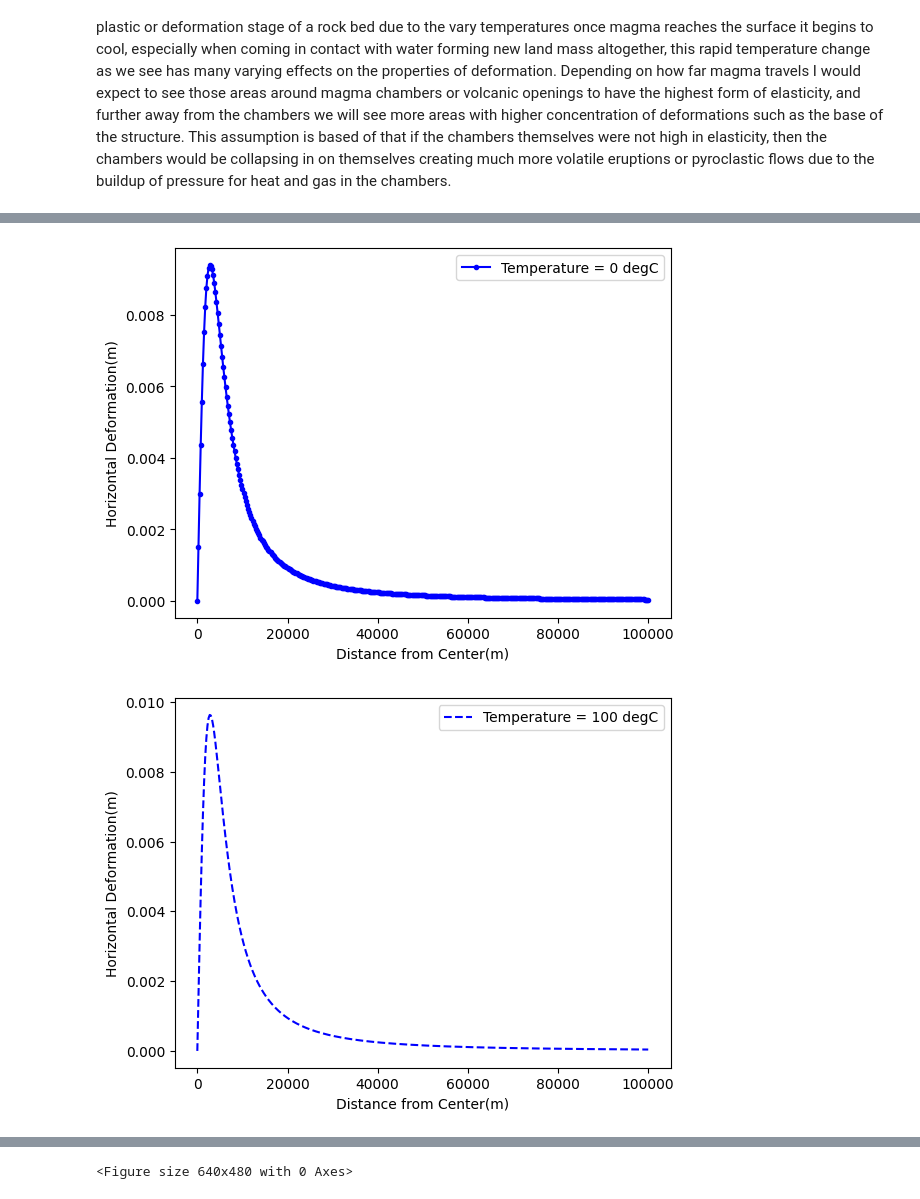
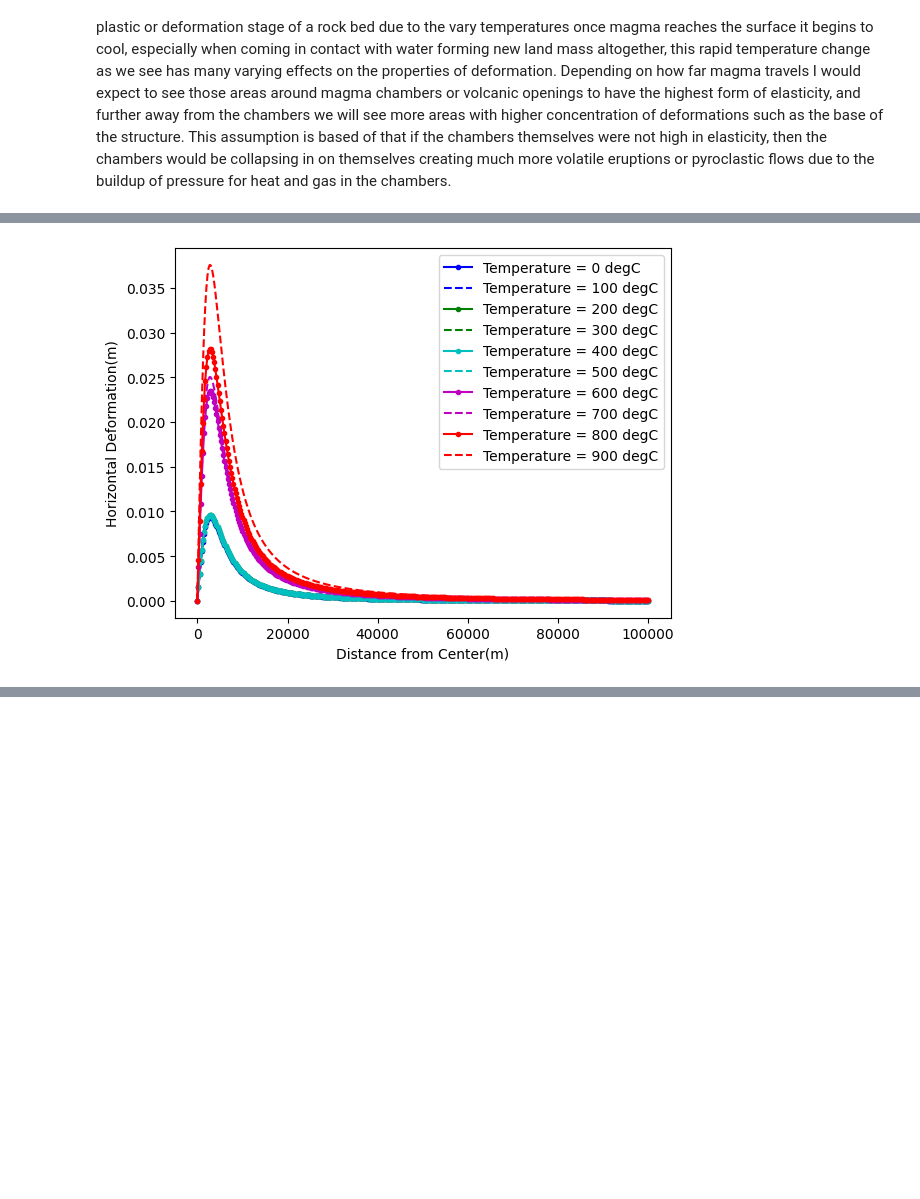
Before and after one commit to seanb7/GEOL-450, a Jupyter notebook: (Mogi(1958)_style_elastic_analytical_solution)_GEO450_EX2_.ipynb, the cells around one changed output, grey strips where cells are left out. Cells and saved outputs as stored; diff of their text form; code cells hidden in the pictures; blank space fills up the shorter version.

```diff
--- a/(Mogi(1958)_style_elastic_analytical_solution)_GEO450_EX2_.ipynb
+++ b/(Mogi(1958)_style_elastic_analytical_solution)_GEO450_EX2_.ipynb
@@ -82,8 +82,10 @@ for elem in Temp:
     plt.plot(x,Uz[i,:],line[i], label = "Temperature = {} degC".format(Temp[i]))
     plt.xlabel('Distance from Center(m)')
     plt.ylabel('Vertical Deformation(m)')
-    plt.legend()
-    plt.show()
+    plt.legend
     i = i+1
-    plt.savefig('Vertical_Deformation_Ex2.png')
+
+plt.savefig('Vertical_Deformation_Ex2.png')
+plt.legend()
+plt.show()
 # %% [output]
@@ -101,14 +93,15 @@ for elem in Temp:
 # %%
 # Plot the Horizontal Model  Calculation
 i = 0
 for elem in Temp:
     plt.plot(x,Ux[i,:],line[i], label = "Temperature = {} degC".format(Temp[i]))
     plt.xlabel('Distance from Center(m)')
     plt.ylabel('Horizontal Deformation(m)')
-    plt.legend()
-    plt.show()
+    plt.legend
     i = i+1
-    plt.savefig('Horizontal_Deformation_Ex2.png')
+
+plt.savefig('Horizontal_Deformation_Ex2.png')
+plt.legend()
+plt.show()
 # %% [output]
-[figure, old version]
+[figure, new version]
-[figure, removed]
@@ -123 +107,0 @@ for elem in Temp:
-<Figure size 640x480 with 0 Axes>
```
Also changed, not shown: parts of 2 cells of this notebook.
